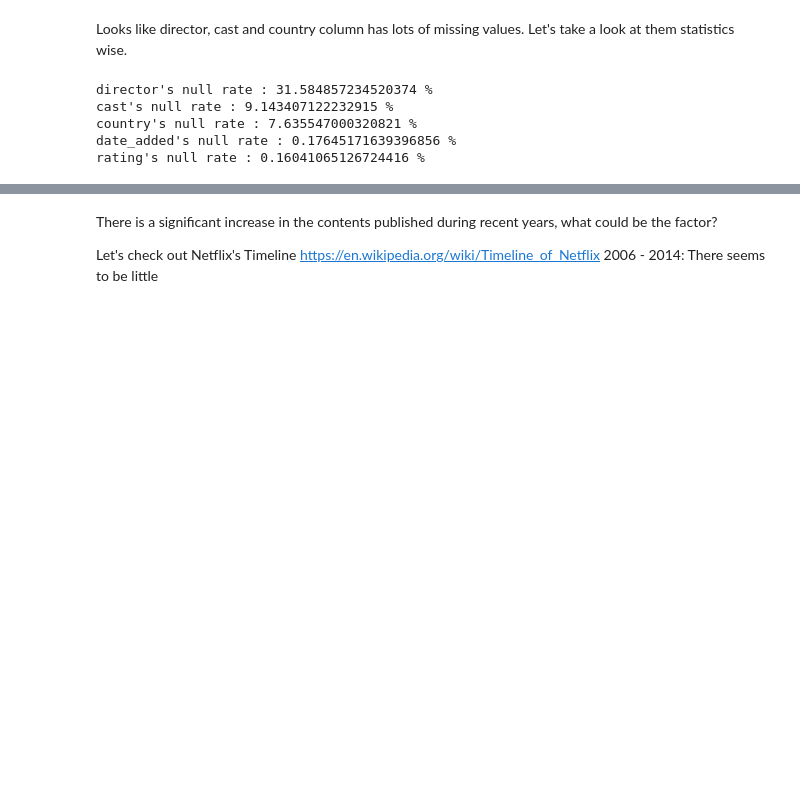
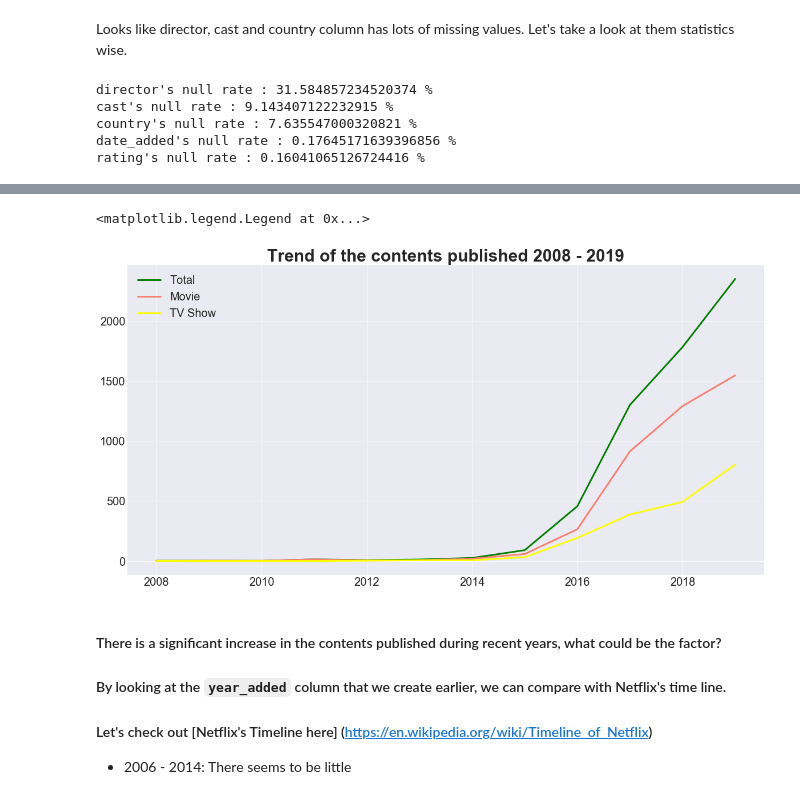
Before and after one commit to salmanmarizki/netflix_shows, a Jupyter notebook: EDA.ipynb, the cells around one changed output, grey strips where cells are left out. Cells and saved outputs as stored; diff of their text form; code cells hidden in the pictures; blank space fills up the shorter version.

Commit message:
updated movie trends

```diff
--- a/EDA.ipynb
+++ b/EDA.ipynb
@@ -77,9 +77,11 @@ df.describe(include='all').head(4)
 | freq | NaN | 4265 | 3 | 18 | 18 | 2032 | 122 | NaN | 2027 | 1321 | ... |
 # %%
 # Some cleaning
-df = df.fillna('NULL')
-df['year_added'] = df['date_added'].apply(lambda x: x.split(',')[-1])
-df['year_added'] = df['year_added'].apply(lambda x : x if x != 'NULL' else '2020')
-df['year_added'] = df['year_added'].apply(int)
+df_c = df.fillna('NULL')
+df_c['year_added'] = df_c['date_added'].apply(lambda x: x.split(',')[-1])
+# We didn't want to include 2020 since the year just started not too long so it wont give a
+# a good insight of the year.
+df_c['year_added'] = df_c['year_added'].apply(lambda x : x if x != 'NULL' else '2020')
+df_c['year_added'] = df_c['year_added'].apply(int)
 # %%
 # Split data into movies & TV shows
@@ -96,5 +106,24 @@ ax.set(xlabel='Year', ylabel='Number of Contents')
+# %%
+year_data = df_c['year_added'].value_counts().sort_index().loc[:2019]
+type_data = df_c.groupby('year_added')['type'].value_counts().unstack().fillna(0).loc[:2019]
+# %%
+# Trend of the contents published by
+fig, ax = plt.subplots(1,1, figsize=(20,10))
+
+ax.plot(year_data.index, year_data, color = 'green', linewidth=3, label='Total')
+ax.plot(type_data.index, type_data['Movie'], color='salmon', linewidth=3, label='Movie')
+ax.plot(type_data.index, type_data['TV Show'], color='yellow', linewidth=3, label='TV Show')
+
+ax.yaxis.set_tick_params(labelsize=20)
+ax.xaxis.set_tick_params(labelsize=20)
+ax.set_title('Trend of the contents published 2008 - 2019', fontsize=30, fontweight='bold')
+plt.legend(loc='upper left', fontsize=20)
+# %% [output]
+<matplotlib.legend.Legend at 0x...>
+[figure, added]
 # %% [markdown]
-There is a significant increase in the contents published during recent years, what could be the factor?
+#### There is a significant increase in the contents published during recent years, what could be the factor?
 
-Let's check out Netflix's Timeline https://en.wikipedia.org/wiki/Timeline_of_Netflix
-2006 - 2014: There seems to be little
+#### By looking at the `year_added` column that we create earlier, we can compare with Netflix's time line.
+#### Let's check out [Netflix's Timeline here] (https://en.wikipedia.org/wiki/Timeline_of_Netflix)
+- 2006 - 2014: There seems to be little
```
Also changed, not shown: parts of 6 cells of this notebook.
